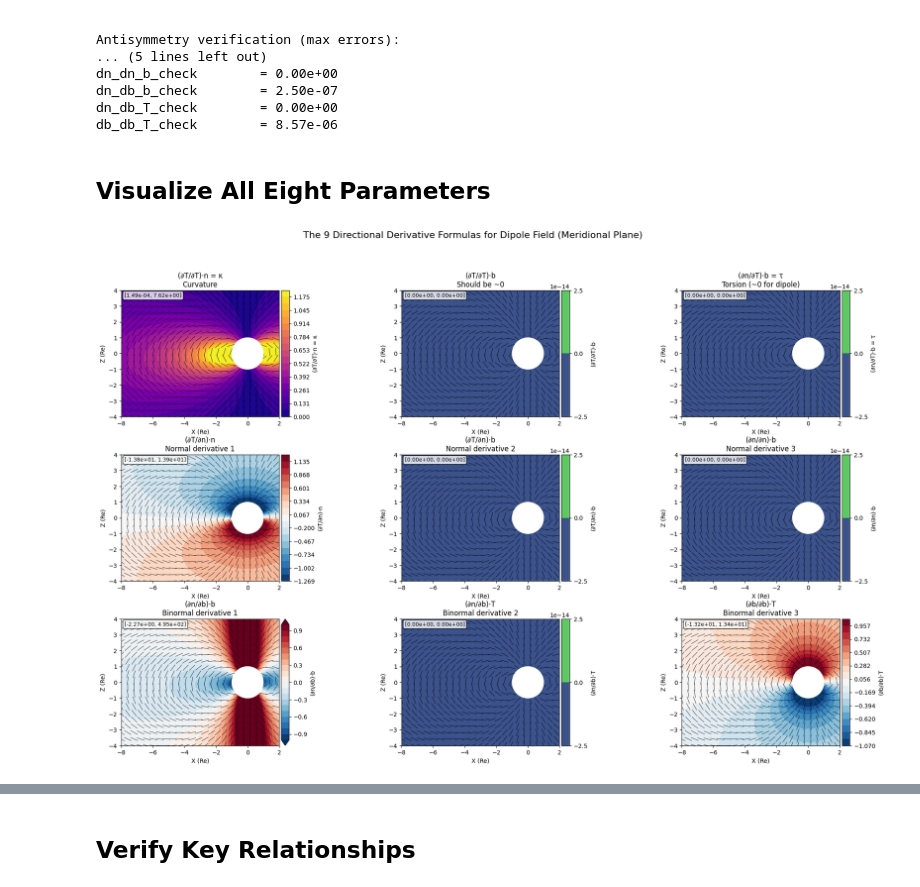
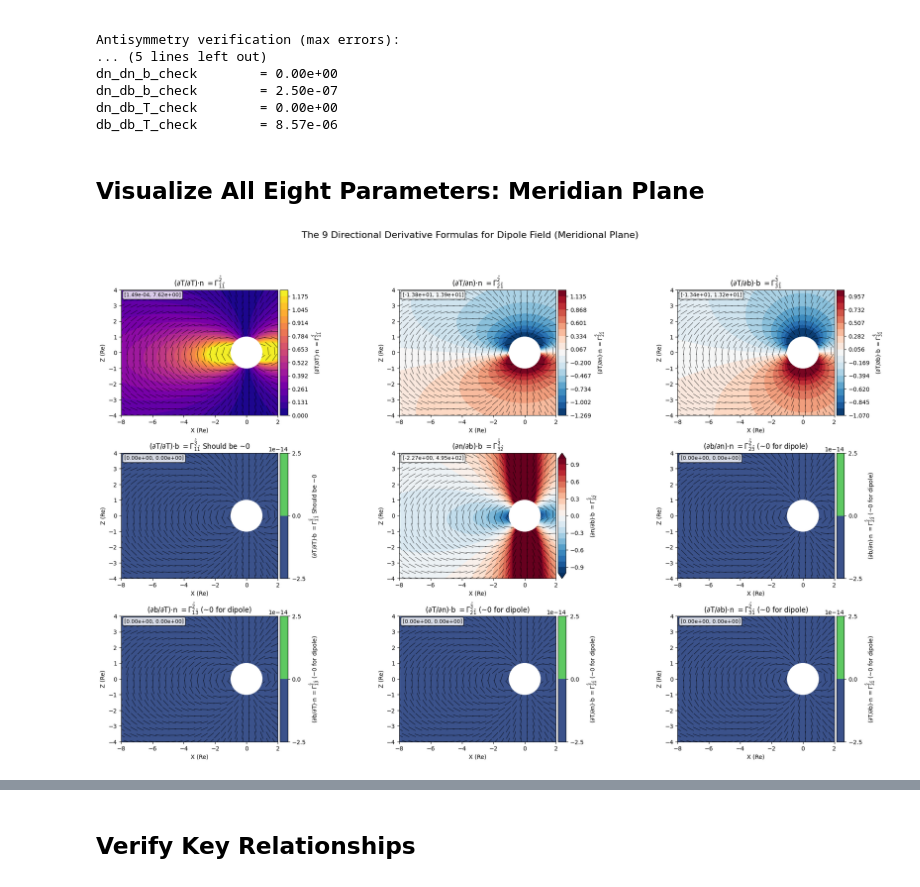
Before and after one commit to Butadiene/Mageometry, a Jupyter notebook: examples/notebooks/13_dipole_field_directional_derivatives.ipynb, the cells around one changed output, grey strips where cells are left out. Saved outputs shown, nothing was run; the diff lists cells and outputs as text; code cells hidden in the pictures.

```diff
--- a/examples/notebooks/13_dipole_field_directional_derivatives.ipynb
+++ b/examples/notebooks/13_dipole_field_directional_derivatives.ipynb
@@ -176,7 +176,7 @@ dn_db_b_check        = 2.50e-07
 dn_db_T_check        = 0.00e+00
 db_db_T_check        = 8.57e-06
 # %% [markdown]
-## Visualize All Eight Parameters
+## Visualize All Eight Parameters: Meridian Plane
 # %%
 # Create figure with 9 subplots for the 9 formulas
 fig = plt.figure(figsize=(24, 14))
@@ -184,15 +184,15 @@ gs = GridSpec(3, 3, figure=fig, hspace=0.3, wspace=0.25)
 
 # Parameter names and expected behaviors
 plot_info = [
-    ('dT_dT_n', '(∂T/∂T)·n = κ', 'Curvature', 'plasma'),
-    ('dT_dT_b', '(∂T/∂T)·b', 'Should be ~0', 'RdBu_r'),
-    ('dn_dT_b', '(∂n/∂T)·b = τ', 'Torsion (~0 for dipole)', 'RdBu_r'),
-    ('dT_dn_n', '(∂T/∂n)·n', 'Normal derivative 1', 'RdBu_r'),
-    ('dT_dn_b', '(∂T/∂n)·b', 'Normal derivative 2', 'RdBu_r'),
-    ('dn_dn_b', '(∂n/∂n)·b', 'Normal derivative 3', 'RdBu_r'),
-    ('dn_db_b', '(∂n/∂b)·b', 'Binormal derivative 1', 'RdBu_r'),
-    ('dn_db_T', '(∂n/∂b)·T', 'Binormal derivative 2', 'RdBu_r'),
-    ('db_db_T', '(∂b/∂b)·T', 'Binormal derivative 3', 'RdBu_r')
+    ('dT_dT_n', '(∂T/∂T)·n $=\Gamma^{\hat{2}}_{\hat{1}\hat{1}}$', 'Parallel Curvature', 'plasma'),
+    ('dT_dn_n', '(∂T/∂n)·n $=\Gamma^{\hat{2}}_{\hat{2}\hat{1}}$', 'Normal Curvature', 'RdBu_r'),
+    ('dT_db_b', '(∂T/∂b)·b $=\Gamma^{\hat{3}}_{\hat{3}\hat{1}}$', 'Binormal Curvature', 'RdBu_r'),
+    ('dT_dT_b', '(∂T/∂T)·b $=\Gamma^{\hat{3}}_{\hat{1}\hat{1}}$ Should be ~0', '', 'RdBu_r'),
+    ('dn_db_b', '(∂n/∂b)·b $=\Gamma^{\hat{3}}_{\hat{3}\hat{2}}$', 'Binormal Curvature', 'RdBu_r'),
+    ('db_dn_n', '(∂b/∂n)·n $=\Gamma^{\hat{2}}_{\hat{2}\hat{3}}$ (~0 for dipole)', 'Normal Curvature ', 'RdBu_r'),
+    ('db_dT_n', '(∂b/∂T)·n $=\Gamma^{\hat{2}}_{\hat{1}\hat{3}}$ (~0 for dipole)', 'Parallel Torsion ', 'RdBu_r'),
+    ('dT_dn_b', '(∂T/∂n)·b $=\Gamma^{\hat{3}}_{\hat{2}\hat{1}}$ (~0 for dipole)', 'Normal Torsion ', 'RdBu_r'),
+    ('dT_db_n', '(∂T/∂b)·n $=\Gamma^{\hat{2}}_{\hat{3}\hat{1}}$ (~0 for dipole)', 'Binormal Torsion ', 'RdBu_r')
 ]
 
 # Calculates magnetic field vectors on a meridional grid
@@ -274,33 +274,34 @@ for idx, (param_name, formula, title, cmap) in enumerate(plot_info):
         linewidths=0.7,
         alpha=0.8
     )
     ax.add_collection(lc)
     # ---------------------------------------------
 
     # Add Earth
     circle = plt.Circle((0, 0), 1, color='white', zorder=10)
     ax.add_patch(circle)
 
     # Labels and formatting
     ax.set_xlabel('X (Re)')
     ax.set_ylabel('Z (Re)')
-    ax.set_title(f'{formula}\n{title}', fontsize=12)
+    # ax.set_title(f'{formula} : {title}', fontsize=12)
+    ax.set_title(f'{formula}', fontsize=12)
     ax.set_aspect('equal')
 
     # Colorbar
     divider = make_axes_locatable(ax)
     cax = divider.append_axes("right", size="5%", pad=0.05)
     cbar = plt.colorbar(im, cax=cax)
     cbar.set_label(formula, fontsize=10)
 
     # Add text with range
     range_text = f"[{data.min():.2e}, {data.max():.2e}]"
     ax.text(0.02, 0.98, range_text, transform=ax.transAxes,
             fontsize=9, verticalalignment='top',
             bbox=dict(boxstyle='round', facecolor='white', alpha=0.8))
 
 plt.suptitle('The 9 Directional Derivative Formulas for Dipole Field (Meridional Plane)', fontsize=16)
-plt.tight_layout()
+plt.tight_layout(rect=[0, 0, 1, 0.95], h_pad=3.0)
 plt.show()
 # %% [output]
-[figure, old version]
+[figure, new version]
```
Also changed, not shown: parts of 2 cells of this notebook, 9 other files.
